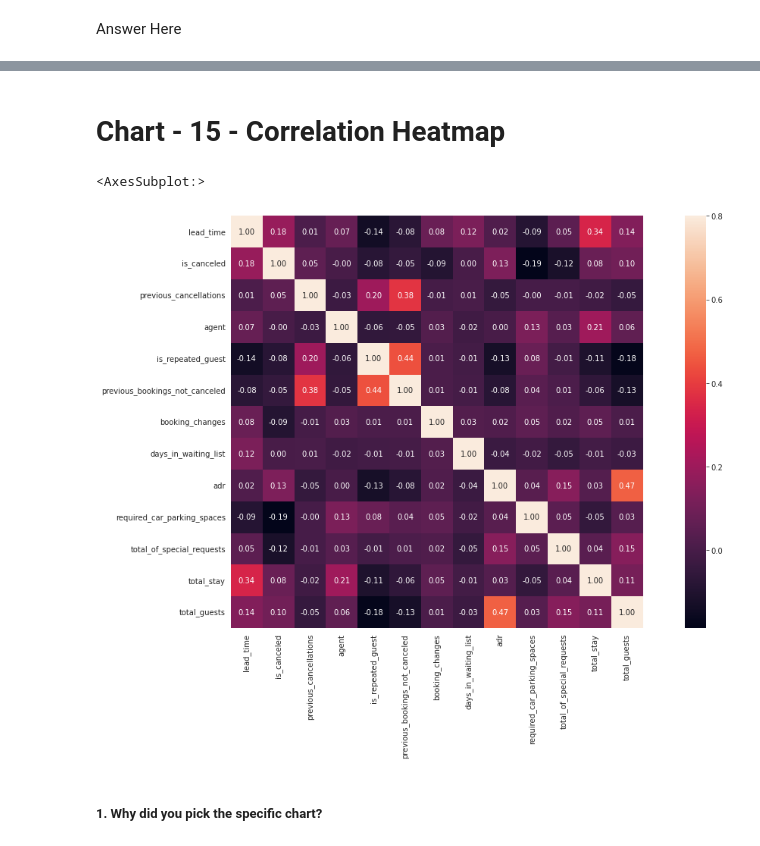
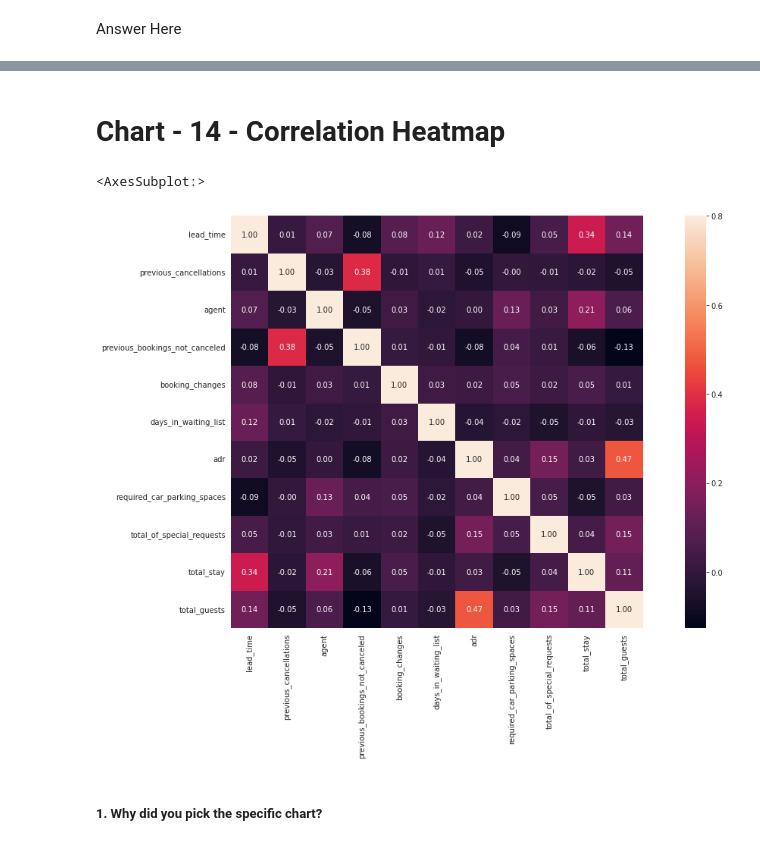
Before and after one commit to Jassibro/EDA-PROJECT, a Jupyter notebook: EDA_Hotel_Booking_Analysis.ipynb, the cells around one changed output, grey strips where cells are left out. Drawn from its saved outputs; the diff is of its cells as text; code cells hidden in the pictures.

```diff
--- a/EDA_Hotel_Booking_Analysis.ipynb
+++ b/EDA_Hotel_Booking_Analysis.ipynb
@@ -664,9 +694,0 @@ Answer Here
-# %%
-# Chart - 11 visualization code
-plt.figure(figsize=(12,5))
-df1['adr_per_person'] = df1['adr'] / df1['total_guests']
-actual_guests = df1.loc[df1["is_canceled"] == 0]
-actual_guests['price'] = actual_guests['adr'] * (df1['total_guests'])
-sns.lineplot(data = actual_guests, x = 'arrival_date_month', y = 'price', hue = 'hotel')
-plt.xticks(range(13), ['','Jan','Feb','Mar','Apr','May','Jun','Jul','Aug','Sep','Oct','Nov','Dec'])
-plt.show();
@@ -753,18 +768,18 @@ plt.show()
 # %% [markdown]
-# Chart - 15 - Correlation Heatmap
+# Chart - 14 - Correlation Heatmap
 # %%
 # # Correlation Heatmap visualization code
-num_df1=df1[['lead_time','is_canceled','previous_cancellations','agent','customer_type','is_repeated_guest','previous_bookings_not_canceled','booking_changes','days_in_waiting_list','adr','required_car_parking_spaces','total_of_special_requests','total_stay','total_guests']]
+num_df1=df1[['lead_time','previous_cancellations','agent','previous_bookings_not_canceled','booking_changes','days_in_waiting_list','adr','required_car_parking_spaces','total_of_special_requests','total_stay','total_guests']]
 #Correlation matrix
 corrmat = num_df1.corr()
 #Setting chart size
 f, ax = plt.subplots(figsize=(20, 10))
 # code for heatmap chart
 sns.heatmap(corrmat,annot=True,fmt='.2f',annot_kws={'size':10},vmax=.8,square=True)
 # df1.info()
 # %% [output]
 <AxesSubplot:>
-[figure, old version]
+[figure, new version]
 # %% [markdown]
 ##### 1. Why did you pick the specific chart?
 # %% [markdown]
```
Also changed, not shown: parts of 82 cells of this notebook.
